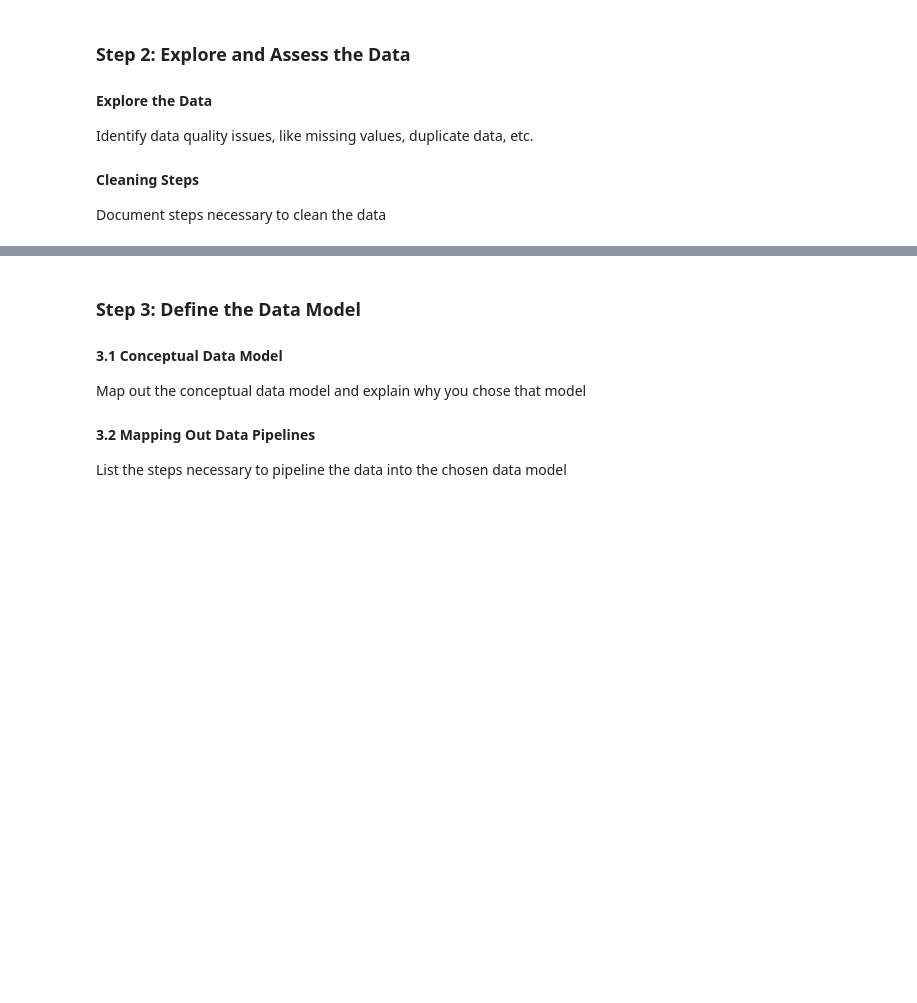
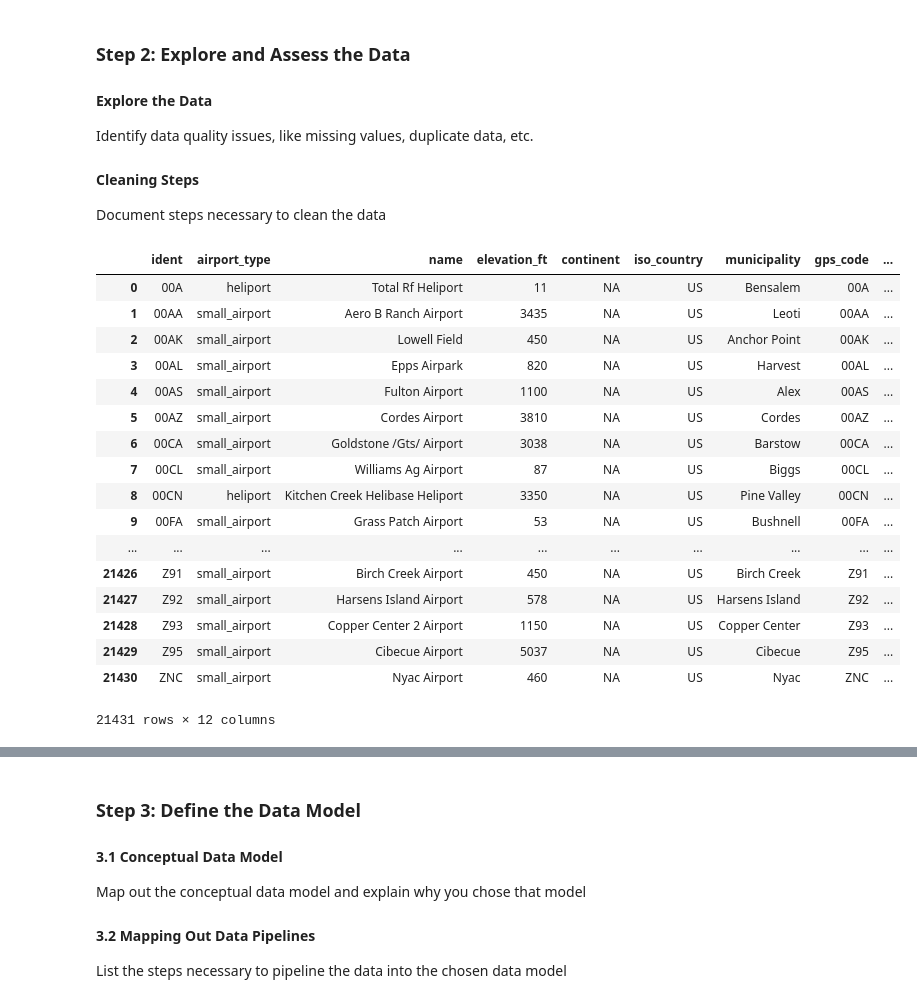
Before and after one commit to Sabathh/data_engineering, a Jupyter notebook: capstone_project/Capstone Project Template.ipynb, the cells around one changed output, grey strips where cells are left out. Drawn from its saved outputs; the diff is of its cells as text; code cells hidden in the pictures; blank space fills up the shorter version.

Commit message:
Capstone: Created function to clean airport dataframe

```diff
--- a/capstone_project/Capstone Project Template.ipynb
+++ b/capstone_project/Capstone Project Template.ipynb
@@ -149,0 +173,22 @@ Document steps necessary to clean the data
+# %%
+df_airport_clean = Transformer.clean_airports(df_airports, df_states)
+df_airport_clean.toPandas()
+# %% [output]
+|  | ident | airport_type | name | elevation_ft | continent | iso_country | municipality | gps_code | ... |
+| 0 | 00A | heliport | Total Rf Heliport | 11 | NA | US | Bensalem | 00A | ... |
+| 1 | 00AA | small_airport | Aero B Ranch Airport | 3435 | NA | US | Leoti | 00AA | ... |
+| 2 | 00AK | small_airport | Lowell Field | 450 | NA | US | Anchor Point | 00AK | ... |
+| 3 | 00AL | small_airport | Epps Airpark | 820 | NA | US | Harvest | 00AL | ... |
+| 4 | 00AS | small_airport | Fulton Airport | 1100 | NA | US | Alex | 00AS | ... |
+| 5 | 00AZ | small_airport | Cordes Airport | 3810 | NA | US | Cordes | 00AZ | ... |
+| 6 | 00CA | small_airport | Goldstone /Gts/ Airport | 3038 | NA | US | Barstow | 00CA | ... |
+| 7 | 00CL | small_airport | Williams Ag Airport | 87 | NA | US | Biggs | 00CL | ... |
+| 8 | 00CN | heliport | Kitchen Creek Helibase Heliport | 3350 | NA | US | Pine Valley | 00CN | ... |
+| 9 | 00FA | small_airport | Grass Patch Airport | 53 | NA | US | Bushnell | 00FA | ... |
+| ... | ... | ... | ... | ... | ... | ... | ... | ... | ... |
+| 21426 | Z91 | small_airport | Birch Creek Airport | 450 | NA | US | Birch Creek | Z91 | ... |
+| 21427 | Z92 | small_airport | Harsens Island Airport | 578 | NA | US | Harsens Island | Z92 | ... |
+| 21428 | Z93 | small_airport | Copper Center 2 Airport | 1150 | NA | US | Copper Center | Z93 | ... |
+| 21429 | Z95 | small_airport | Cibecue Airport | 5037 | NA | US | Cibecue | Z95 | ... |
+| 21430 | ZNC | small_airport | Nyac Airport | 460 | NA | US | Nyac | ZNC | ... |
+21431 rows × 12 columns
```
Also changed, not shown: parts of 15 cells of this notebook, 1 other file.
